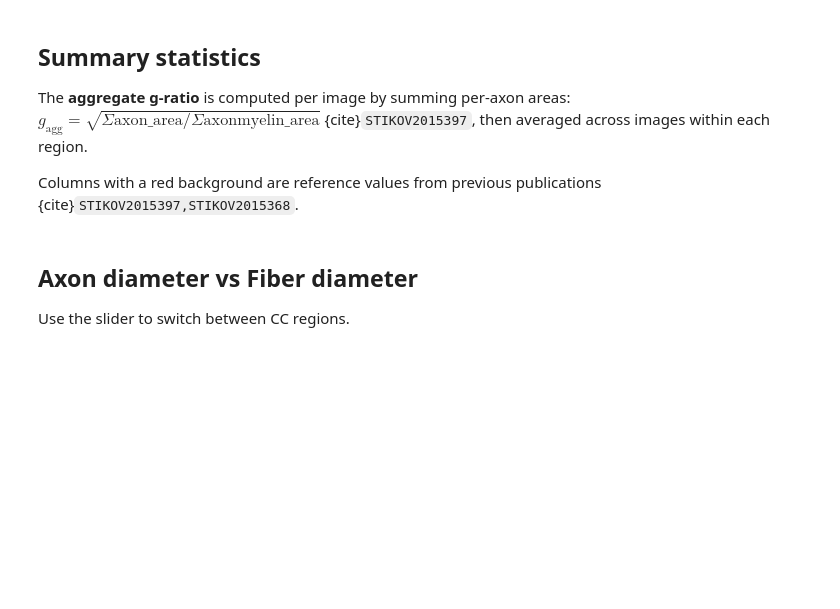
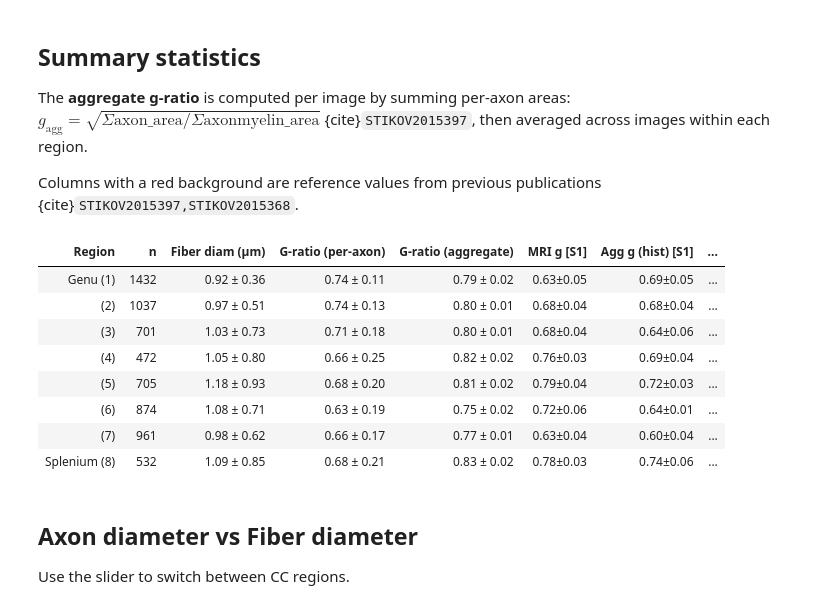
Before and after one commit to axondeepseg-pipeline/macaque-gratio, a Jupyter notebook: ADS2015_noQC.ipynb, the cells around one changed output. Drawn from its saved outputs; the diff is of its cells as text; code cells hidden in the pictures; blank space fills up the shorter version.

```diff
--- a/ADS2015_noQC.ipynb
+++ b/ADS2015_noQC.ipynb
@@ -157,32 +157,42 @@ Columns with a red background are reference values from previous publications {c
 # %%
 from IPython.display import HTML
 
 summary_rows = []
 for sample in sorted(all_data.keys()):
     df = all_data[sample]
     ag = agg_gratio[sample]
     ref = PAPER_REF[sample]
     summary_rows.append({
         "Region": REGION_LABELS[sample],
         "n": len(df),
-        "Fiber diam (µm)": f"{df['fiber_diam'].mean():.2f} ± {df['fiber_diam'].std():.2f}",
-        "G-ratio (per-axon)": f"{df['gratio'].mean():.2f} ± {df['gratio'].std():.2f}",
-        "G-ratio (aggregate)": f"{np.mean(ag):.2f} ± {np.std(ag):.2f}",
+        "Fiber diam (\u03bcm)": f"{df['fiber_diam'].mean():.2f} \u00b1 {df['fiber_diam'].std():.2f}",
+        "G-ratio (per-axon)": f"{df['gratio'].mean():.2f} \u00b1 {df['gratio'].std():.2f}",
+        "G-ratio (aggregate)": f"{np.mean(ag):.2f} \u00b1 {np.std(ag):.2f}",
         "MRI g [S1]": ref["mri_g"],
         "Agg g (hist) [S1]": ref["agg_g_p1"],
         "Agg g [S2]": ref["agg_g_p2"],
         "Mean g [S2]": ref["mean_g_p2"],
     })
 
 summary_df = pd.DataFrame(summary_rows)
 
 paper_cols = ["MRI g [S1]", "Agg g (hist) [S1]", "Agg g [S2]", "Mean g [S2]"]
-styled = summary_df.style.applymap(
+styled = summary_df.style.map(
     lambda _: "background-color: #fde0e0",
     subset=paper_cols
 ).hide(axis="index")
 
 display(HTML(styled.to_html()))
+# %% [output]
+| Region | n | Fiber diam (μm) | G-ratio (per-axon) | G-ratio (aggregate) | MRI g [S1] | Agg g (hist) [S1] | ... |
+| Genu (1) | 1432 | 0.92 ± 0.36 | 0.74 ± 0.11 | 0.79 ± 0.02 | 0.63±0.05 | 0.69±0.05 | ... |
+| (2) | 1037 | 0.97 ± 0.51 | 0.74 ± 0.13 | 0.80 ± 0.01 | 0.68±0.04 | 0.68±0.04 | ... |
+| (3) | 701 | 1.03 ± 0.73 | 0.71 ± 0.18 | 0.80 ± 0.01 | 0.68±0.04 | 0.64±0.06 | ... |
+| (4) | 472 | 1.05 ± 0.80 | 0.66 ± 0.25 | 0.82 ± 0.02 | 0.76±0.03 | 0.69±0.04 | ... |
+| (5) | 705 | 1.18 ± 0.93 | 0.68 ± 0.20 | 0.81 ± 0.02 | 0.79±0.04 | 0.72±0.03 | ... |
+| (6) | 874 | 1.08 ± 0.71 | 0.63 ± 0.19 | 0.75 ± 0.02 | 0.72±0.06 | 0.64±0.01 | ... |
+| (7) | 961 | 0.98 ± 0.62 | 0.66 ± 0.17 | 0.77 ± 0.01 | 0.63±0.04 | 0.60±0.04 | ... |
+| Splenium (8) | 532 | 1.09 ± 0.85 | 0.68 ± 0.21 | 0.83 ± 0.02 | 0.78±0.03 | 0.74±0.06 | ... |
 # %% [markdown]
 ## Axon diameter vs Fiber diameter
 
```
Also changed, not shown: parts of 2 cells of this notebook, 2 other files.
